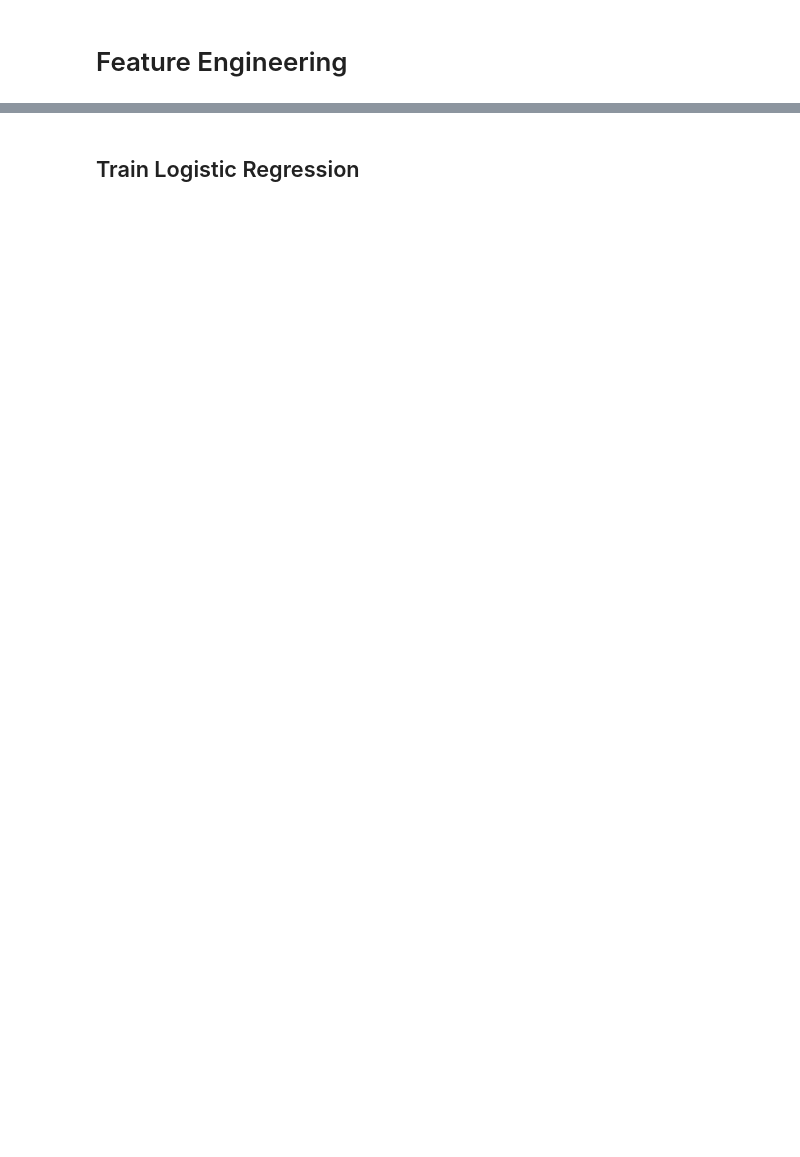
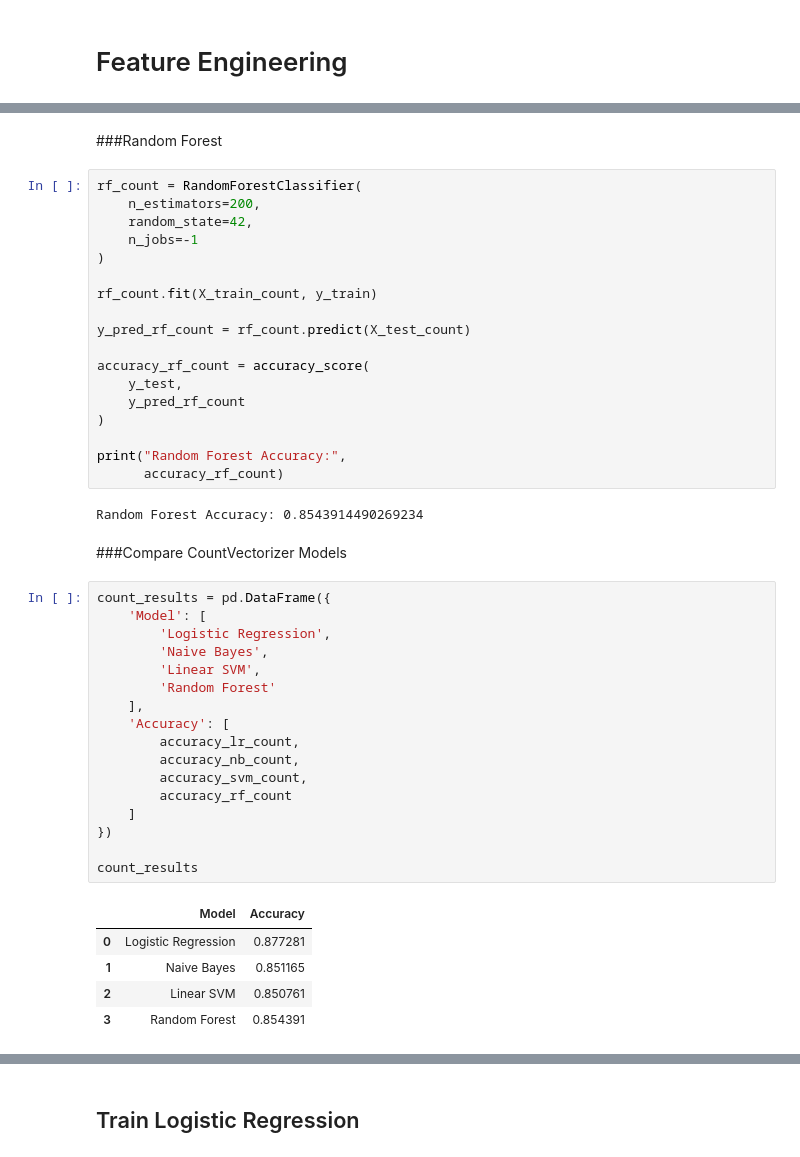
Before and after one commit to tojotk/IMDb_Movie_Reviews, a Jupyter notebook: IMDb_Movie_Reviews.ipynb, the cells around one changed output, grey strips where cells are left out. Saved outputs shown, nothing was run; the diff lists cells and outputs as text; blank space fills up the shorter version.

```diff
--- a/IMDb_Movie_Reviews.ipynb
+++ b/IMDb_Movie_Reviews.ipynb
@@ -364,0 +415,47 @@ print(X_test_tfidf.shape)
+# %% [markdown]
+###Random Forest
+# %%
+rf_count = RandomForestClassifier(
+    n_estimators=200,
+    random_state=42,
+    n_jobs=-1
+)
+
+rf_count.fit(X_train_count, y_train)
+
+y_pred_rf_count = rf_count.predict(X_test_count)
+
+accuracy_rf_count = accuracy_score(
+    y_test,
+    y_pred_rf_count
+)
+
+print("Random Forest Accuracy:",
+      accuracy_rf_count)
+# %% [output]
+Random Forest Accuracy: 0.8543914490269234
+# %% [markdown]
+###Compare CountVectorizer Models
+# %%
+count_results = pd.DataFrame({
+    'Model': [
+        'Logistic Regression',
+        'Naive Bayes',
+        'Linear SVM',
+        'Random Forest'
+    ],
+    'Accuracy': [
+        accuracy_lr_count,
+        accuracy_nb_count,
+        accuracy_svm_count,
+        accuracy_rf_count
+    ]
+})
+
+count_results
+# %% [output]
+|  | Model | Accuracy |
+| 0 | Logistic Regression | 0.877281 |
+| 1 | Naive Bayes | 0.851165 |
+| 2 | Linear SVM | 0.850761 |
+| 3 | Random Forest | 0.854391 |
```
Also changed, not shown: parts of 99 cells of this notebook.
